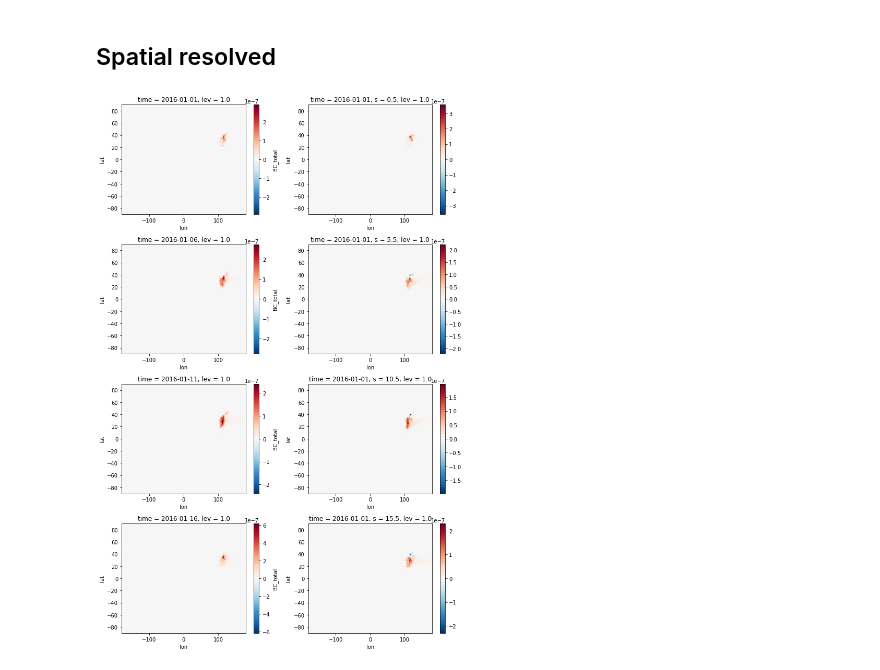
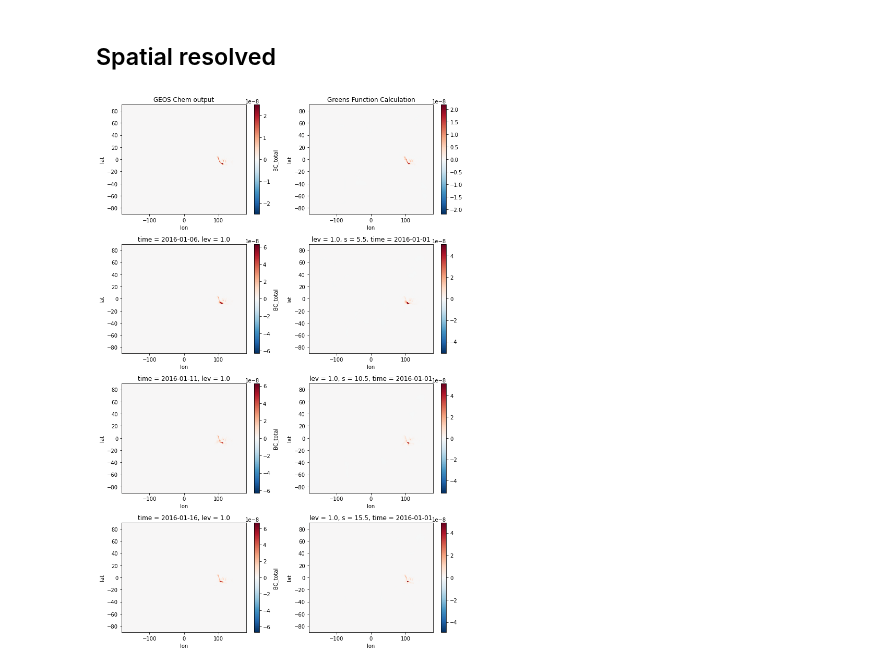
Before and after one commit to lfreese/BC-IRF, a Jupyter notebook: streamlined_GF.ipynb, the cells around one changed output. Cells and saved outputs as stored; diff of their text form; code cells hidden in the pictures.

Commit message:
updated GF notebook to get single function, validation fixed

```diff
--- a/streamlined_GF.ipynb
+++ b/streamlined_GF.ipynb
@@ -178,0 +148,18 @@ G.weighted((ds_conc['area']*ds_conc['dz']).sel(run = 'delta').isel(time = 0)).me
+# %%
+ds_emis = ds_emis.isel(lev = -1) #select surface since we only have surface emissions
+# %%
+if global_mean == True:
+    dc_dt = utils.calc_δc_δt_mean(ds_conc, poll_name)
+    dc_dt = dc_dt.assign_coords(time = np.arange(.5,len(dc_dt['time'])+.5))
+else:
+    dc_dt = utils.calc_δc_δt(ds_conc, poll_name)
+    dc_dt = dc_dt.assign_coords(time = np.arange(.5,len(dc_dt['time'])+.5))
+
+
+
+dc_dt = dc_dt.rename({'time':'s'}) #tp should be s
+
+f0 = (ds_emis['EmisBC_Total'].weighted(ds_emis['area'].fillna(0)).sum(dim = ['lat','lon']).sel(run = 'delta') -
+        ds_emis['EmisBC_Total'].weighted(ds_emis['area'].fillna(0)).sum(dim = ['lat','lon']).sel(run = 'base')).isel(time = 0).values #look into this a bit more regarding the t = 0
+# %%
+G = dc_dt/f0
@@ -219,15 +230,18 @@ plt.xlim('2016-01-01T00:00:00.000000000','2016-01-24T00:00:00.000000000')
 # %% [markdown]
 ## Spatial resolved
 # %%
-f_2x = (ds_emis.sel(run = '2x')['EmisBC_Total'].weighted((ds_conc['area']*ds_conc['dz']).sel(run = '2x').isel(time = 0)).mean(dim = ['lat','lon','lev']).compute()-
-    ds_emis.sel(run = 'base')['EmisBC_Total'].weighted((ds_conc['area']*ds_conc['dz']).sel(run = 'base').isel(time = 0)).mean(dim = ['lat','lon','lev']).compute())
+f_2x = (ds_emis.sel(run = '2x')['EmisBC_Total'].weighted((ds_emis['area']).sel(run = '2x').isel(tp = 0)).sum(dim = ['lat','lon']).compute()-
+    ds_emis.sel(run = 'base')['EmisBC_Total'].weighted((ds_emis['area']).sel(run = 'base').isel(tp = 0)).sum(dim = ['lat','lon']).compute())
 # %%
 comp_2x = (f_2x*G*dt).sum(dim = 'tp').compute()
 # %%
 fig, axes = plt.subplots(4,2, figsize = [10,15])
 for idx, s in enumerate([0,5,10,15]):
     (ds_conc.sel(run = '2x')-ds_conc.sel(run = 'base')).isel(time =s, lev = 0)[poll_name].plot(ax = axes[idx, 0])
+    axes[0,0].set_title('GEOS Chem output')
+
     comp_2x.isel(s = s, lev = 0).plot(ax = axes[idx, 1])
+    axes[0,1].set_title('Greens Function Calculation')
 plt.tight_layout()
 # %% [output]
-[figure, old version]
+[figure, new version]
```
Also changed, not shown: parts of 47 cells of this notebook, 14 other files.
